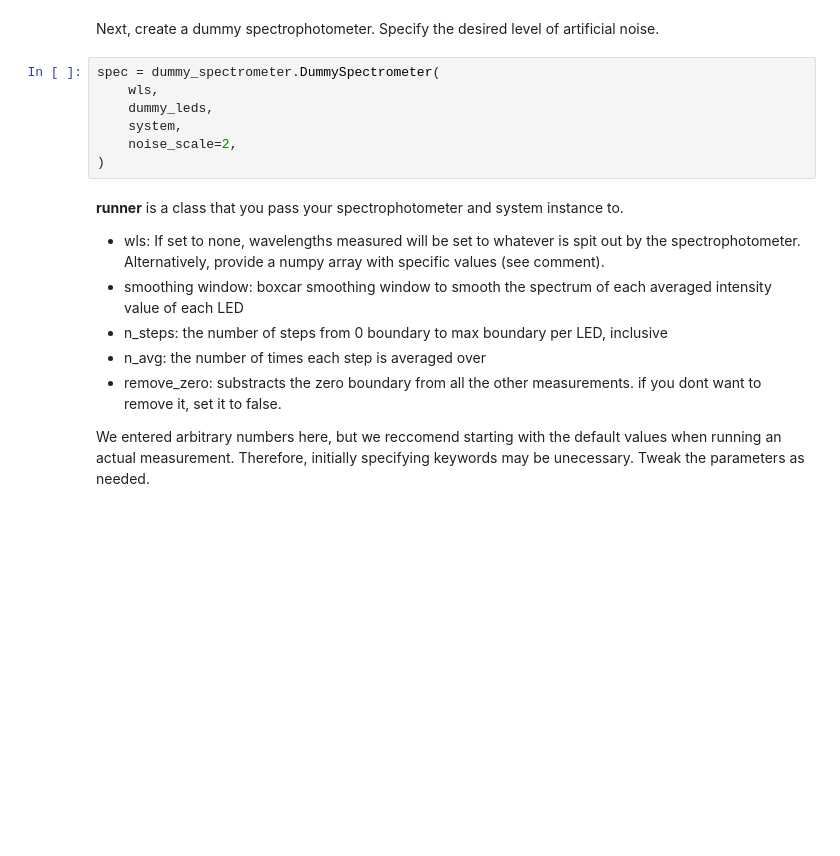
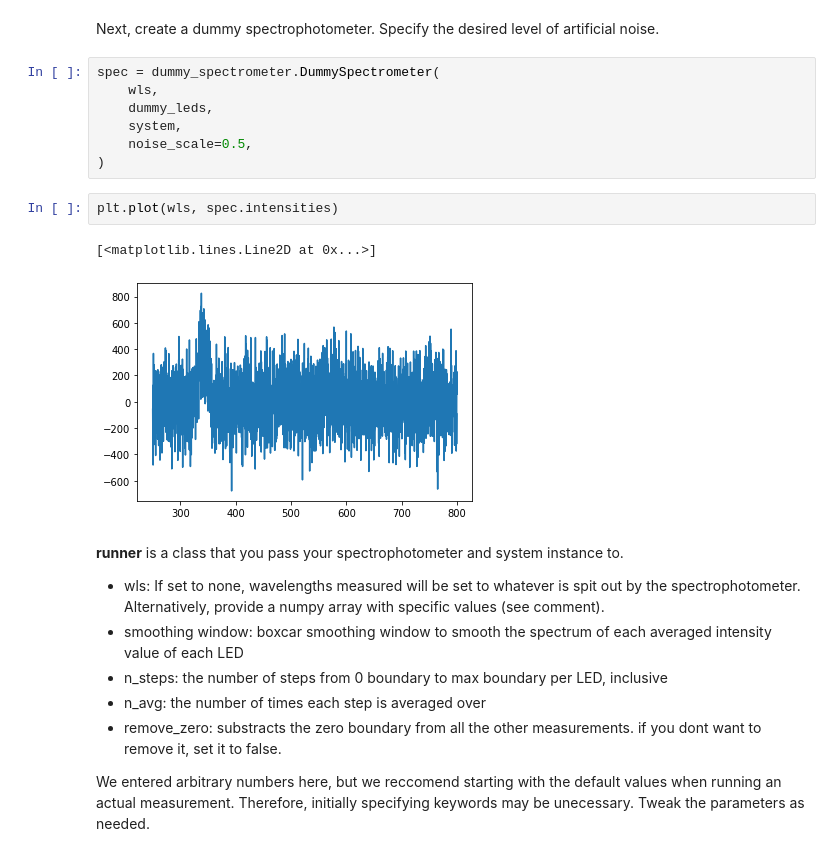
Before and after one commit to neuralsignal/dreye, a Jupyter notebook: tutorials/Running Dummy Measurements.ipynb, the cells around one changed output. Drawn from its saved outputs; the diff is of its cells as text; blank space fills up the shorter version.

```diff
--- a/tutorials/Running Dummy Measurements.ipynb
+++ b/tutorials/Running Dummy Measurements.ipynb
@@ -69,8 +71,13 @@ spec = dummy_spectrometer.DummySpectrometer(
     wls,
     dummy_leds,
     system,
-    noise_scale=2,
+    noise_scale=0.5,
 )
+# %%
+plt.plot(wls, spec.intensities)
+# %% [output]
+[<matplotlib.lines.Line2D at 0x...>]
+[figure, added]
 # %% [markdown]
 **runner** is a class that you pass your spectrophotometer and system instance to.
  - wls: If set to none, wavelengths measured will be set to whatever is spit out by the spectrophotometer. Alternatively, provide a numpy array with specific values (see comment).
```
Also changed, not shown: parts of 25 cells of this notebook, 35 other files.
